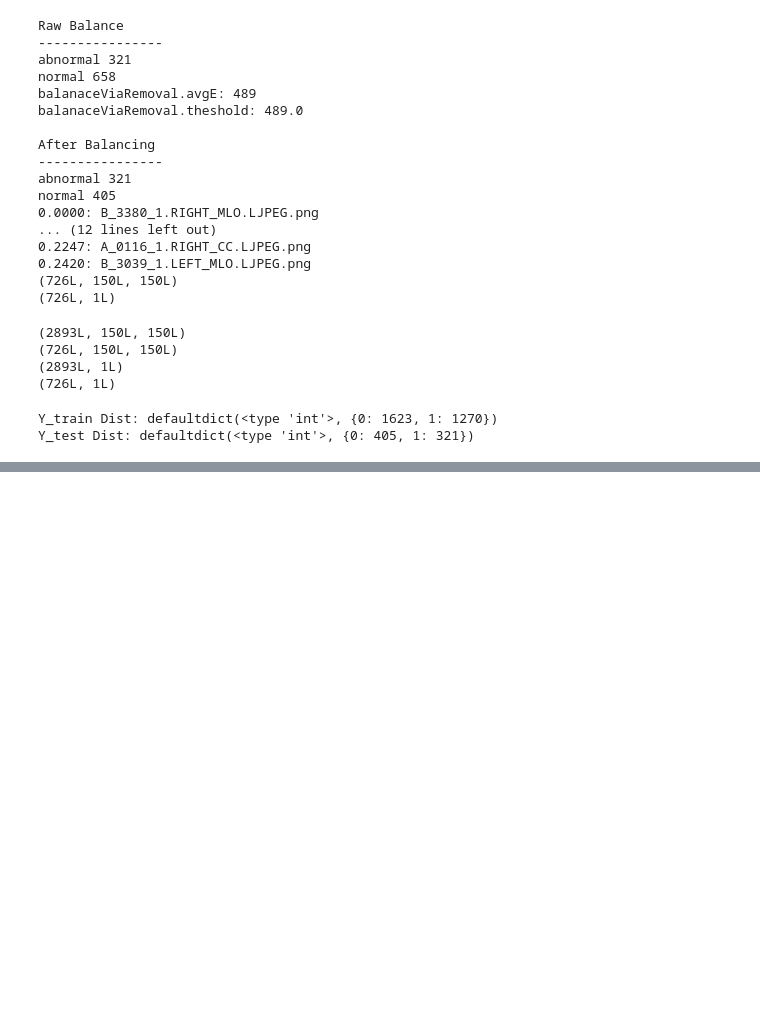
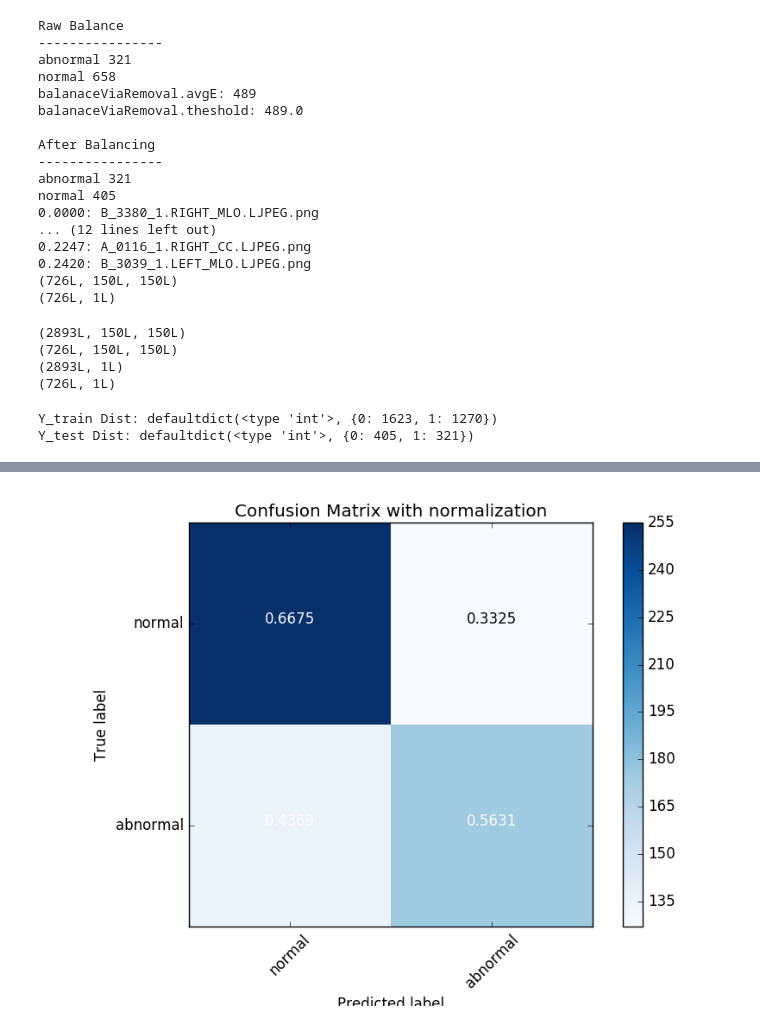
Before and after one commit to jnarhan/Breast_Cancer, a Jupyter notebook: src/models/Youqing_SVM_Model2.ipynb, the cells around one changed output, grey strips where cells are left out. Cells and saved outputs as stored; diff of their text form; code cells hidden in the pictures; blank space fills up the shorter version.

```diff
--- a/src/models/Youqing_SVM_Model2.ipynb
+++ b/src/models/Youqing_SVM_Model2.ipynb
@@ -212,0 +382,6 @@ Image(filename='cm_norm.png')
+# %%
+# Load the image we just saved
+from IPython.display import Image
+Image(filename='threshold_class2_norm.png')
+# %% [output]
+[figure, added]
```
Also changed, not shown: parts of 31 cells of this notebook, 5 other files.
